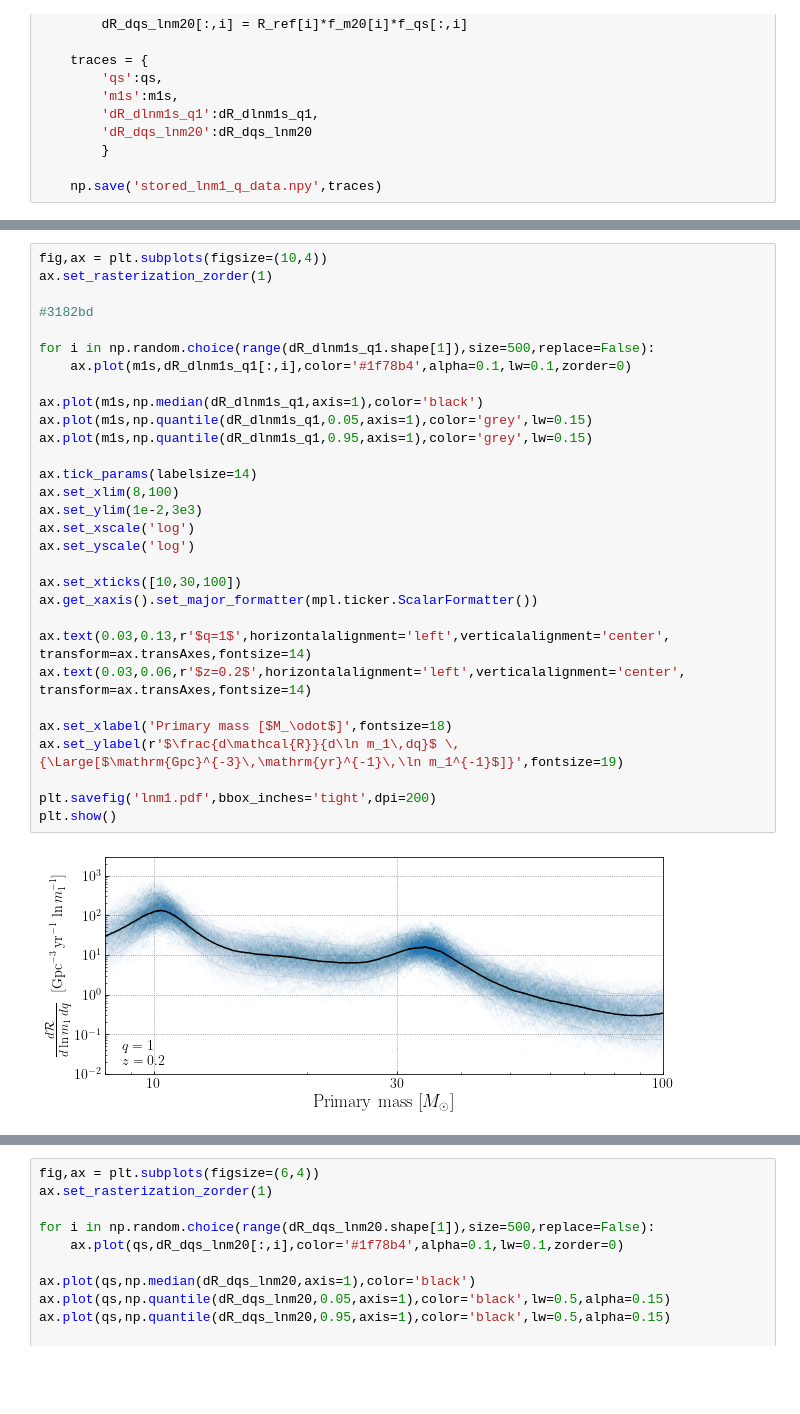
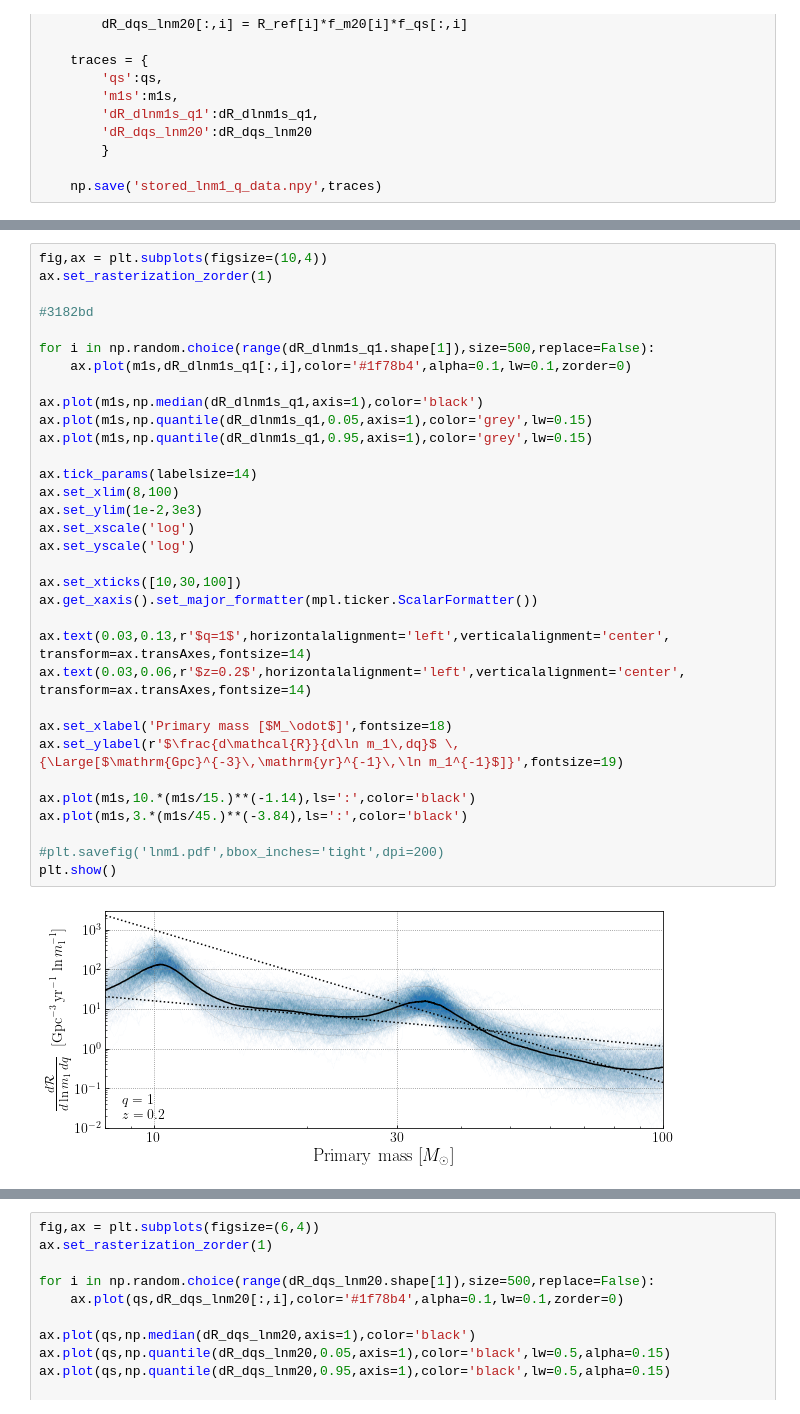
Before and after one commit to tcallister/autoregressive-bbh-inference, a Jupyter notebook: figures/ar_lnm1_q.ipynb, the cells around one changed output, grey strips where cells are left out. Saved outputs shown, nothing was run; the diff lists cells and outputs as text; blank space fills up the shorter version.

```diff
--- a/figures/ar_lnm1_q.ipynb
+++ b/figures/ar_lnm1_q.ipynb
@@ -66,35 +140,38 @@ lvk_m1_grid,lvk_q_grid,lvk_R_m1s_qs = get_lvk_m1_q(300)
 # %%
 fig,ax = plt.subplots(figsize=(10,4))
 ax.set_rasterization_zorder(1)
 
 #3182bd
 
 for i in np.random.choice(range(dR_dlnm1s_q1.shape[1]),size=500,replace=False):
     ax.plot(m1s,dR_dlnm1s_q1[:,i],color='#1f78b4',alpha=0.1,lw=0.1,zorder=0)
 
 ax.plot(m1s,np.median(dR_dlnm1s_q1,axis=1),color='black')
 ax.plot(m1s,np.quantile(dR_dlnm1s_q1,0.05,axis=1),color='grey',lw=0.15)
 ax.plot(m1s,np.quantile(dR_dlnm1s_q1,0.95,axis=1),color='grey',lw=0.15)
 
 ax.tick_params(labelsize=14)
 ax.set_xlim(8,100)
 ax.set_ylim(1e-2,3e3)
 ax.set_xscale('log')
 ax.set_yscale('log')
 
 ax.set_xticks([10,30,100])
 ax.get_xaxis().set_major_formatter(mpl.ticker.ScalarFormatter())
 
 ax.text(0.03,0.13,r'$q=1$',horizontalalignment='left',verticalalignment='center', transform=ax.transAxes,fontsize=14)
 ax.text(0.03,0.06,r'$z=0.2$',horizontalalignment='left',verticalalignment='center', transform=ax.transAxes,fontsize=14)
 
 ax.set_xlabel('Primary mass [$M_\odot$]',fontsize=18)
 ax.set_ylabel(r'$\frac{d\mathcal{R}}{d\ln m_1\,dq}$ \,{\Large[$\mathrm{Gpc}^{-3}\,\mathrm{yr}^{-1}\,\ln m_1^{-1}$]}',fontsize=19)
 
-plt.savefig('lnm1.pdf',bbox_inches='tight',dpi=200)
+ax.plot(m1s,10.*(m1s/15.)**(-1.14),ls=':',color='black')
+ax.plot(m1s,3.*(m1s/45.)**(-3.84),ls=':',color='black')
+
+#plt.savefig('lnm1.pdf',bbox_inches='tight',dpi=200)
 plt.show()
 # %% [output]
-[figure, old version]
+[figure, new version]
 # %%
 fig,ax = plt.subplots(figsize=(10,4))
 ax.set_rasterization_zorder(1)
```
Also changed, not shown: parts of 13 cells of this notebook, 1 other file.
